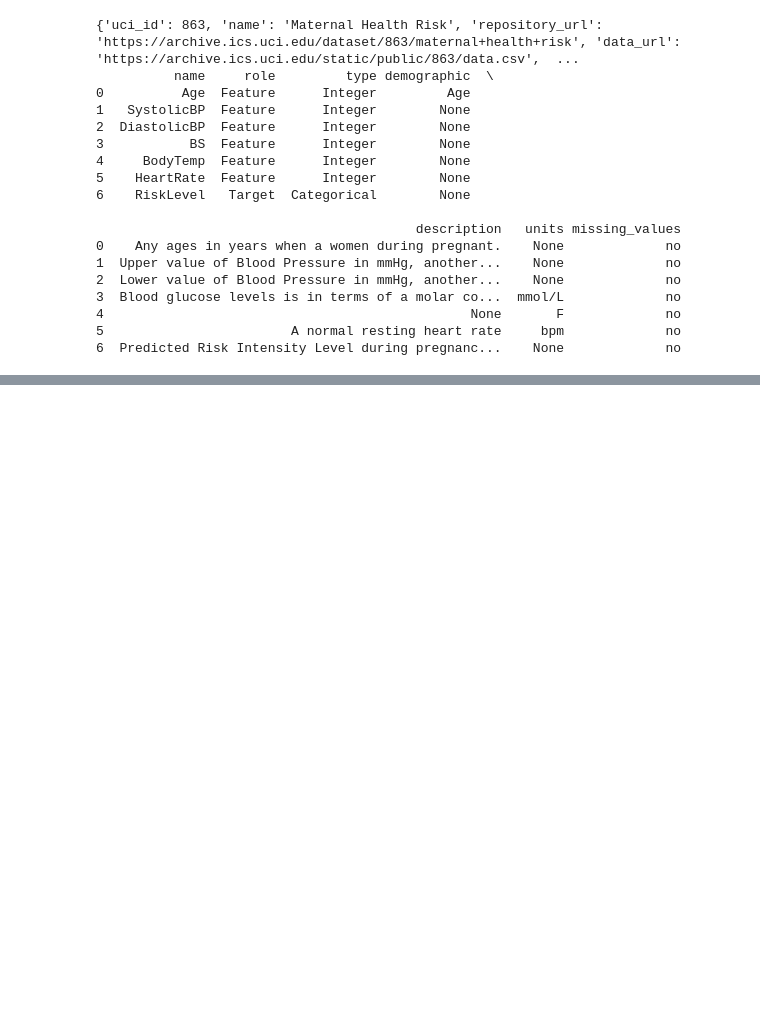
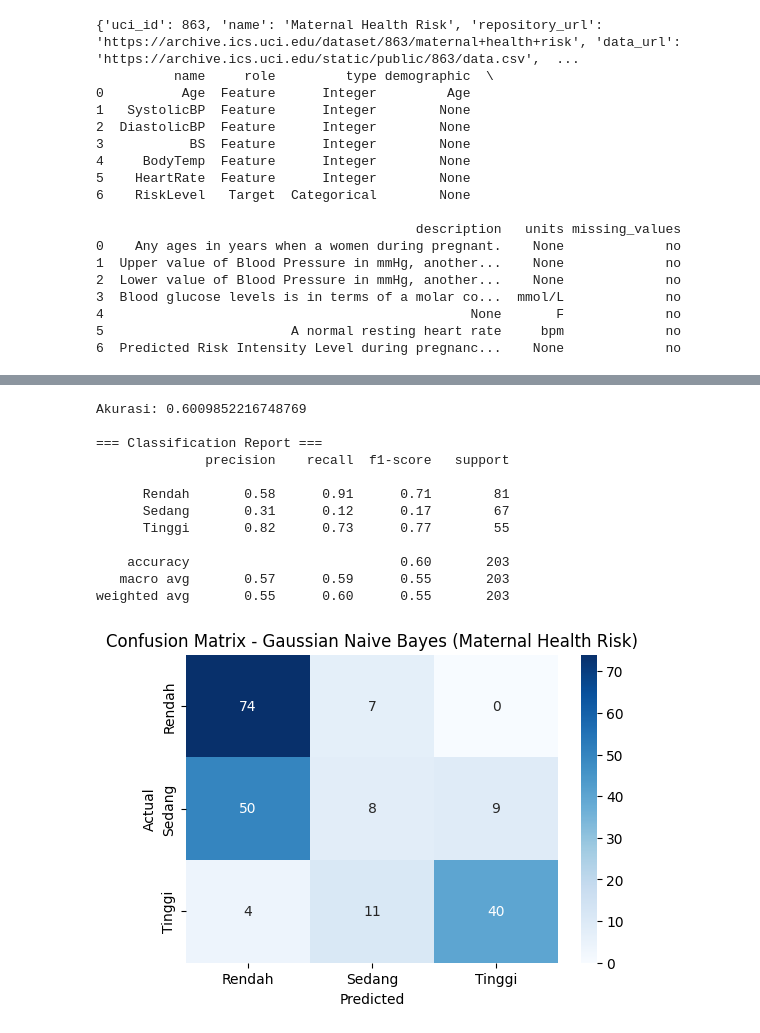
Before and after one commit to cahyantii/pendata, a Jupyter notebook: _sources/UAS.ipynb, the cells around one changed output, grey strips where cells are left out. Cells and saved outputs as stored; diff of their text form; code cells hidden in the pictures; blank space fills up the shorter version.

```diff
--- a/_sources/UAS.ipynb
+++ b/_sources/UAS.ipynb
@@ -777,0 +496,76 @@ Tiga model klasifikasi telah diuji pada dataset **Maternal Health Risk** untuk m
+# %%
+import pandas as pd
+from sklearn.model_selection import train_test_split
+from sklearn.preprocessing import LabelEncoder, StandardScaler
+from sklearn.naive_bayes import GaussianNB
+from sklearn.metrics import classification_report, accuracy_score, confusion_matrix
+import seaborn as sns
+import matplotlib.pyplot as plt
+
+# === 1. Load dataset ===
+df = pd.read_csv('Maternal Health Risk Data Set.csv')
+
+# === 2. Label Encoding pada kolom RiskLevel ===
+le = LabelEncoder()
+df['RiskLevel'] = le.fit_transform(df['RiskLevel'])
+# Cek mapping label:
+# print(dict(zip(le.classes_, le.transform(le.classes_))))
+
+# === 3. Standarisasi fitur numerik ===
+cols_to_scale = ['Age', 'SystolicBP', 'DiastolicBP', 'BS', 'BodyTemp', 'HeartRate']
+scaler = StandardScaler()
+df_scaled = df.copy()
+df_scaled[cols_to_scale] = scaler.fit_transform(df[cols_to_scale])
+
+# === 4. Pisahkan fitur (X) dan target (y) ===
+X = df_scaled[cols_to_scale]
+y = df_scaled['RiskLevel']
+
+# === 5. Split data train dan test (80:20) ===
+X_train, X_test, y_train, y_test = train_test_split(
+    X, y,
+    test_size=0.2,
+    random_state=42,
+    stratify=y
+)
+
+# === 6. Latih model Gaussian Naive Bayes ===
+gnb = GaussianNB()
+gnb.fit(X_train, y_train)
+
+# === 7. Evaluasi hasil prediksi ===
+y_pred = gnb.predict(X_test)
+
+print("Akurasi:", accuracy_score(y_test, y_pred))
+print("\n=== Classification Report ===")
+print(classification_report(y_test, y_pred, target_names=le.classes_))
+
+# === 8. Confusion Matrix ===
+cm = confusion_matrix(y_test, y_pred, labels=[0, 1, 2])  # label sesuai hasil LabelEncoder
+plt.figure(figsize=(6, 4))
+sns.heatmap(
+    cm,
+    annot=True,
+    fmt='d',
+    xticklabels=le.classes_,
+    yticklabels=le.classes_,
+    cmap='Blues'
+)
+plt.xlabel("Predicted")
+plt.ylabel("Actual")
+plt.title("Confusion Matrix - Gaussian Naive Bayes (Maternal Health Risk)")
+plt.show()
+# %% [output]
+Akurasi: 0.6009852216748769
+
+=== Classification Report ===
+              precision    recall  f1-score   support
+
+      Rendah       0.58      0.91      0.71        81
+      Sedang       0.31      0.12      0.17        67
+      Tinggi       0.82      0.73      0.77        55
+
+    accuracy                           0.60       203
+   macro avg       0.57      0.59      0.55       203
+weighted avg       0.55      0.60      0.55       203
+[figure, added]
```
Also changed, not shown: parts of 68 cells of this notebook, 9 other files.
